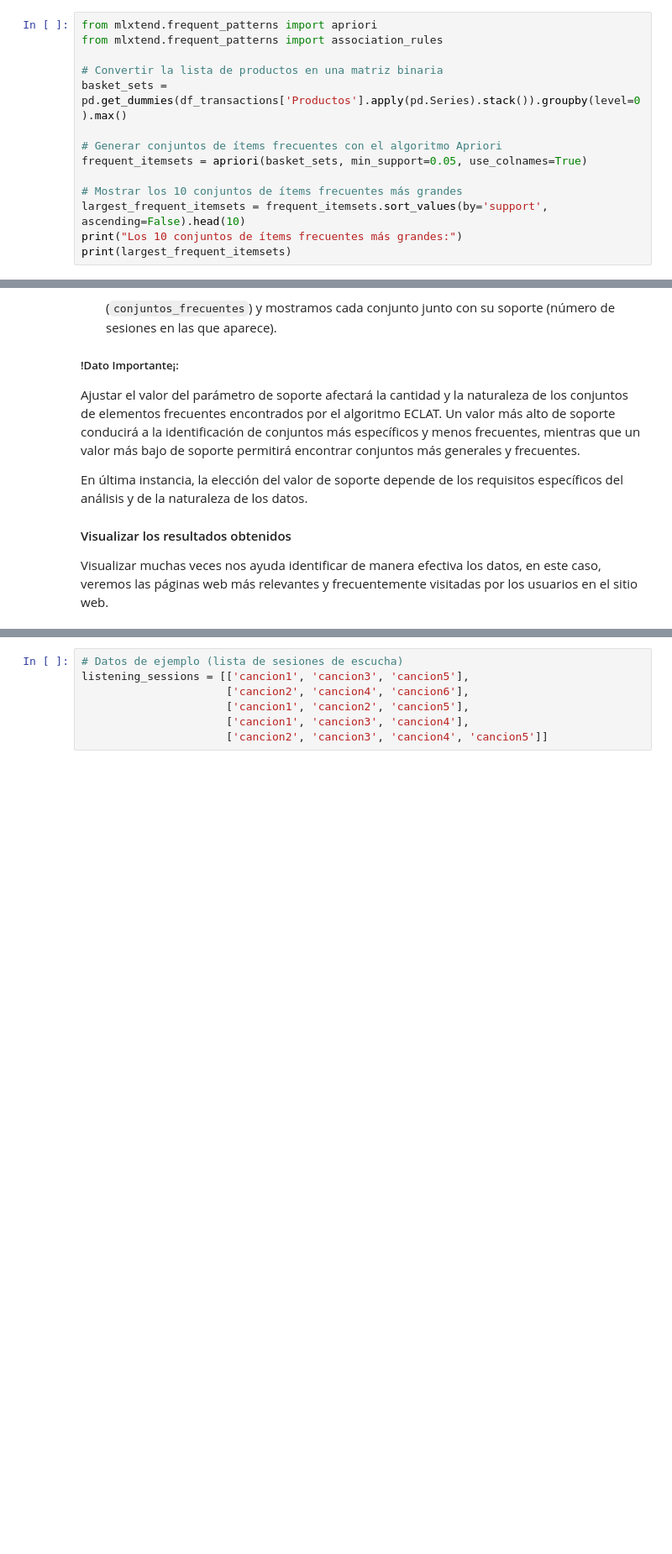
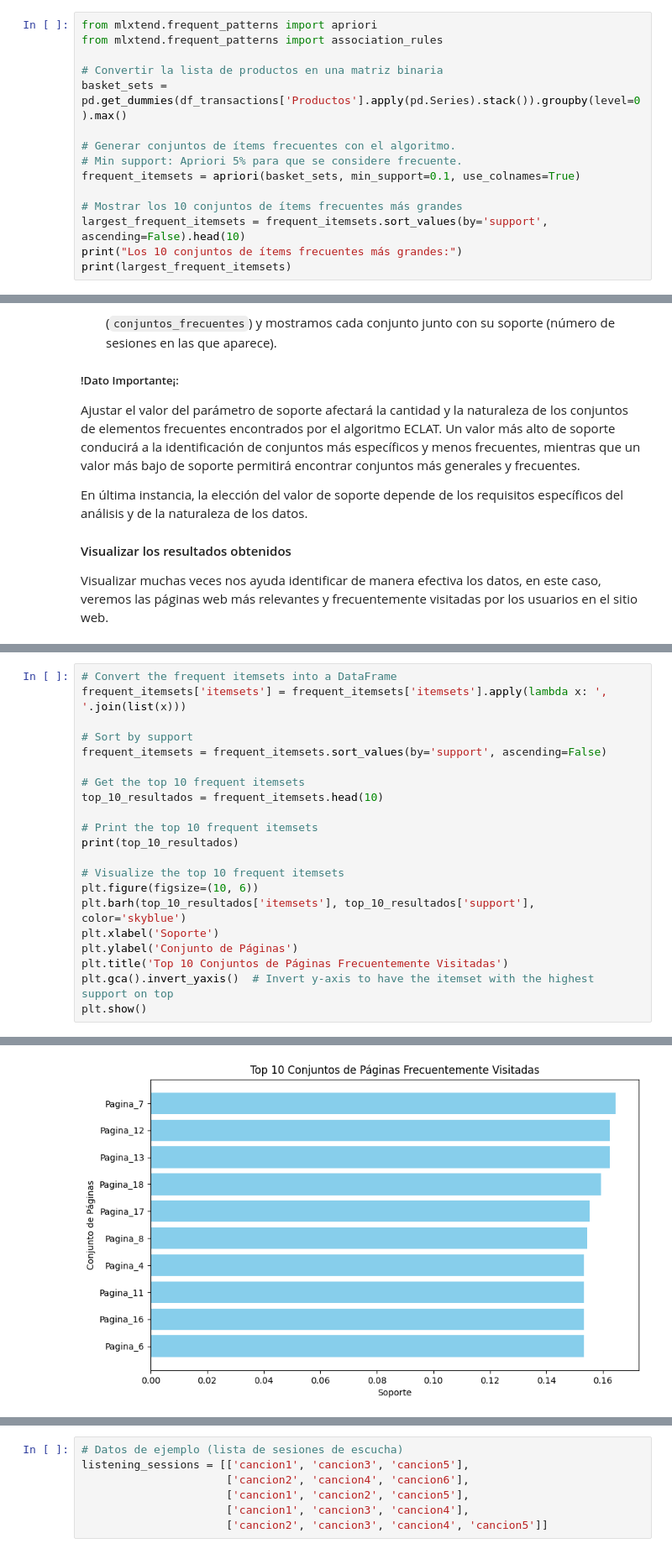
Before and after one commit to contreras-juan/UPTC_Diplomado_Ciencia_de_Datos, a Jupyter notebook: metodos_no_supervisados/regla_asociacion.ipynb, the cells around one changed output, grey strips where cells are left out. Shown: that part at 84% size. Saved outputs shown, nothing was run; the diff lists cells and outputs as text; blank space fills up the shorter version.

```diff
--- a/metodos_no_supervisados/regla_asociacion.ipynb
+++ b/metodos_no_supervisados/regla_asociacion.ipynb
@@ -113,8 +151,9 @@ from mlxtend.frequent_patterns import association_rules
 # Convertir la lista de productos en una matriz binaria
 basket_sets = pd.get_dummies(df_transactions['Productos'].apply(pd.Series).stack()).groupby(level=0).max()
 
-# Generar conjuntos de ítems frecuentes con el algoritmo Apriori
-frequent_itemsets = apriori(basket_sets, min_support=0.05, use_colnames=True)
+# Generar conjuntos de ítems frecuentes con el algoritmo.
+# Min support: Apriori 5% para que se considere frecuente.
+frequent_itemsets = apriori(basket_sets, min_support=0.1, use_colnames=True)
 
 # Mostrar los 10 conjuntos de ítems frecuentes más grandes
 largest_frequent_itemsets = frequent_itemsets.sort_values(by='support', ascending=False).head(10)
@@ -610,0 +655,22 @@ plt.show()
+# %%
+# Convert the frequent itemsets into a DataFrame
+frequent_itemsets['itemsets'] = frequent_itemsets['itemsets'].apply(lambda x: ', '.join(list(x)))
+
+# Sort by support
+frequent_itemsets = frequent_itemsets.sort_values(by='support', ascending=False)
+
+# Get the top 10 frequent itemsets
+top_10_resultados = frequent_itemsets.head(10)
+
+# Print the top 10 frequent itemsets
+print(top_10_resultados)
+
+# Visualize the top 10 frequent itemsets
+plt.figure(figsize=(10, 6))
+plt.barh(top_10_resultados['itemsets'], top_10_resultados['support'], color='skyblue')
+plt.xlabel('Soporte')
+plt.ylabel('Conjunto de Páginas')
+plt.title('Top 10 Conjuntos de Páginas Frecuentemente Visitadas')
+plt.gca().invert_yaxis()  # Invert y-axis to have the itemset with the highest support on top
+plt.show()
+# %% [output]
@@ -611,3 +688,4 @@ plt.show()
+[figure, added]
 # %% [markdown]
 
 Describamos el proceso:
```
Also changed, not shown: parts of 27 cells of this notebook, 3 other files.
